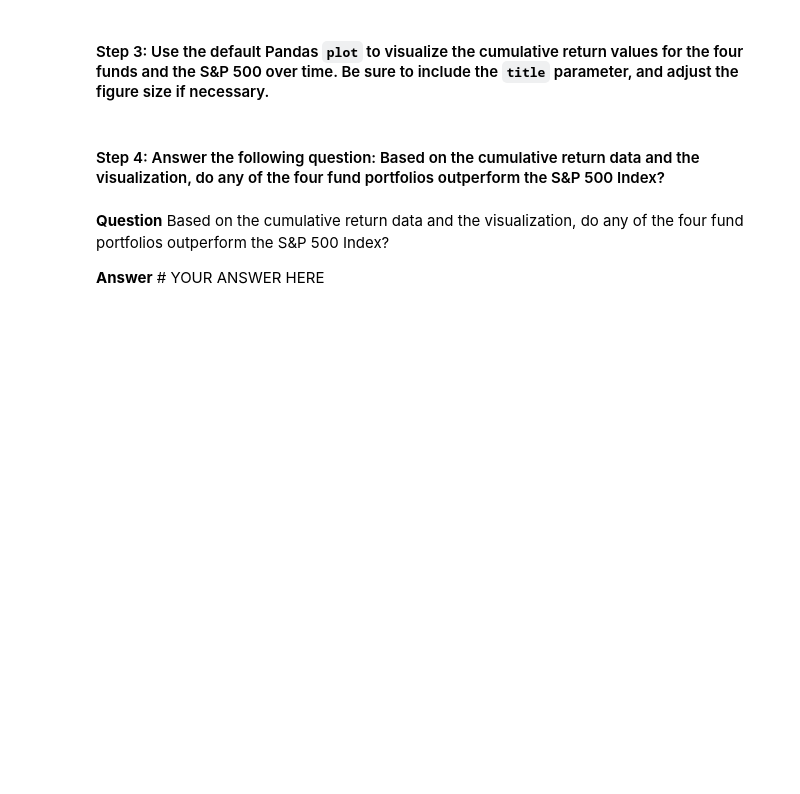
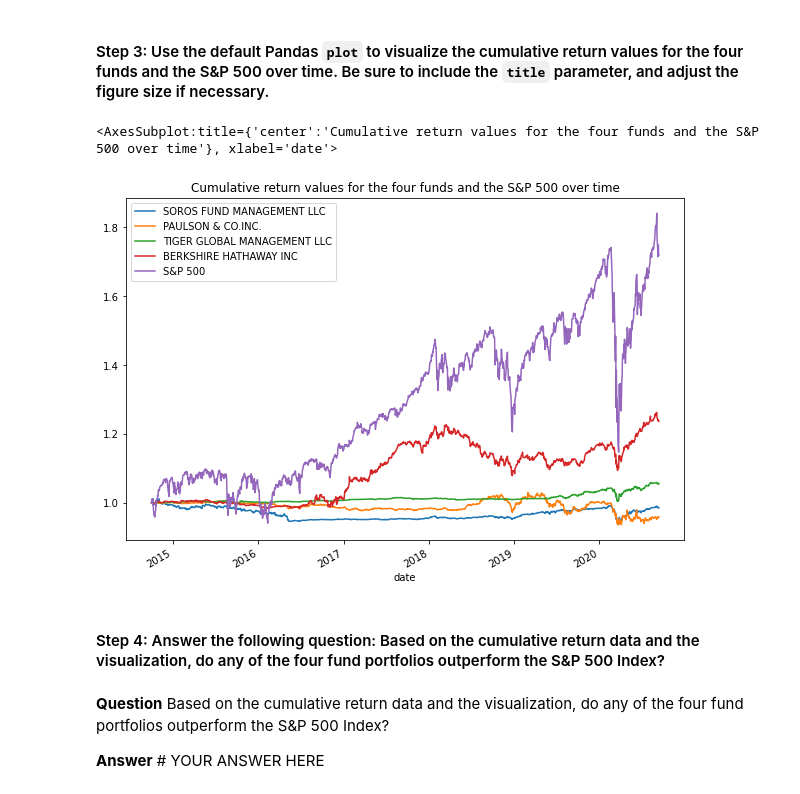
Before and after one commit to Khatijaa/Challenge_4_Final, a Jupyter notebook: risk_return_analysis.ipynb, the cells around one changed output. Saved outputs shown, nothing was run; the diff lists cells and outputs as text; code cells hidden in the pictures; blank space fills up the shorter version.

```diff
--- a/risk_return_analysis.ipynb
+++ b/risk_return_analysis.ipynb
@@ -162,4 +164,5 @@ daily_returns_whales.plot(figsize=(10,7), title=("Daily returns of the four fund
 # %%
 # Calculate and plot the cumulative returns of the 4 fund portfolios and the S&P 500
 # Review the last 5 rows of the cumulative returns DataFrame
-# YOUR CODE HERE
+cumulative_returns = (1+daily_returns_whales).cumprod()
+cumulative_returns.tail()
@@ -168,7 +179,10 @@ daily_returns_whales.plot(figsize=(10,7), title=("Daily returns of the four fund
 # %%
 # Visualize the cumulative returns using the Pandas plot function
 # Include a title parameter and adjust the figure size
-# YOUR CODE HERE
+cumulative_returns.plot(figsize=(10,7), title="Cumulative return values for the four funds and the S&P 500 over time")
+# %% [output]
+<AxesSubplot:title={'center':'Cumulative return values for the four funds and the S&P 500 over time'}, xlabel='date'>
+[figure, added]
 # %% [markdown]
 #### Step 4: Answer the following question: Based on the cumulative return data and the visualization, do any of the four fund portfolios outperform the S&P 500 Index?
 # %% [markdown]
```
Also changed, not shown: parts of 17 cells of this notebook.
